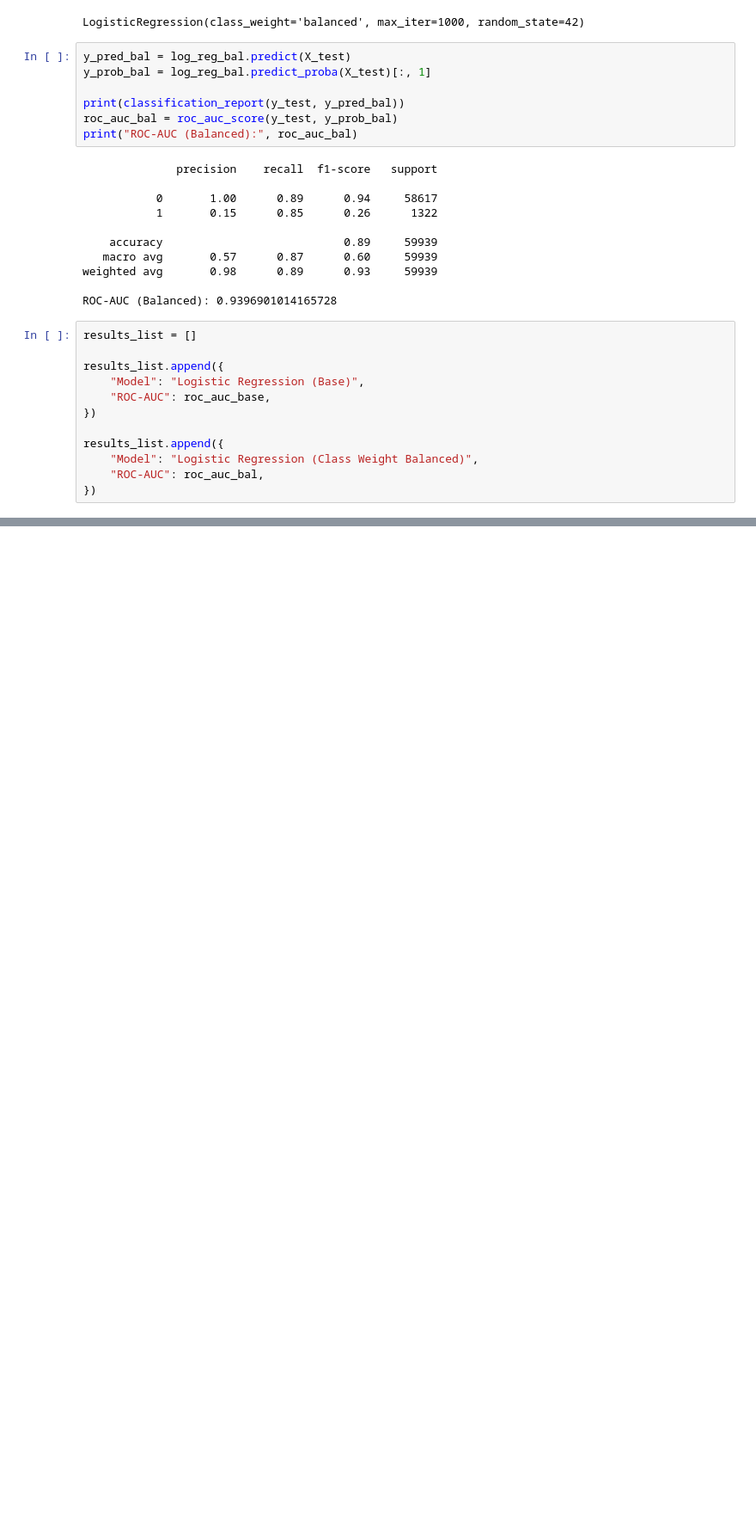
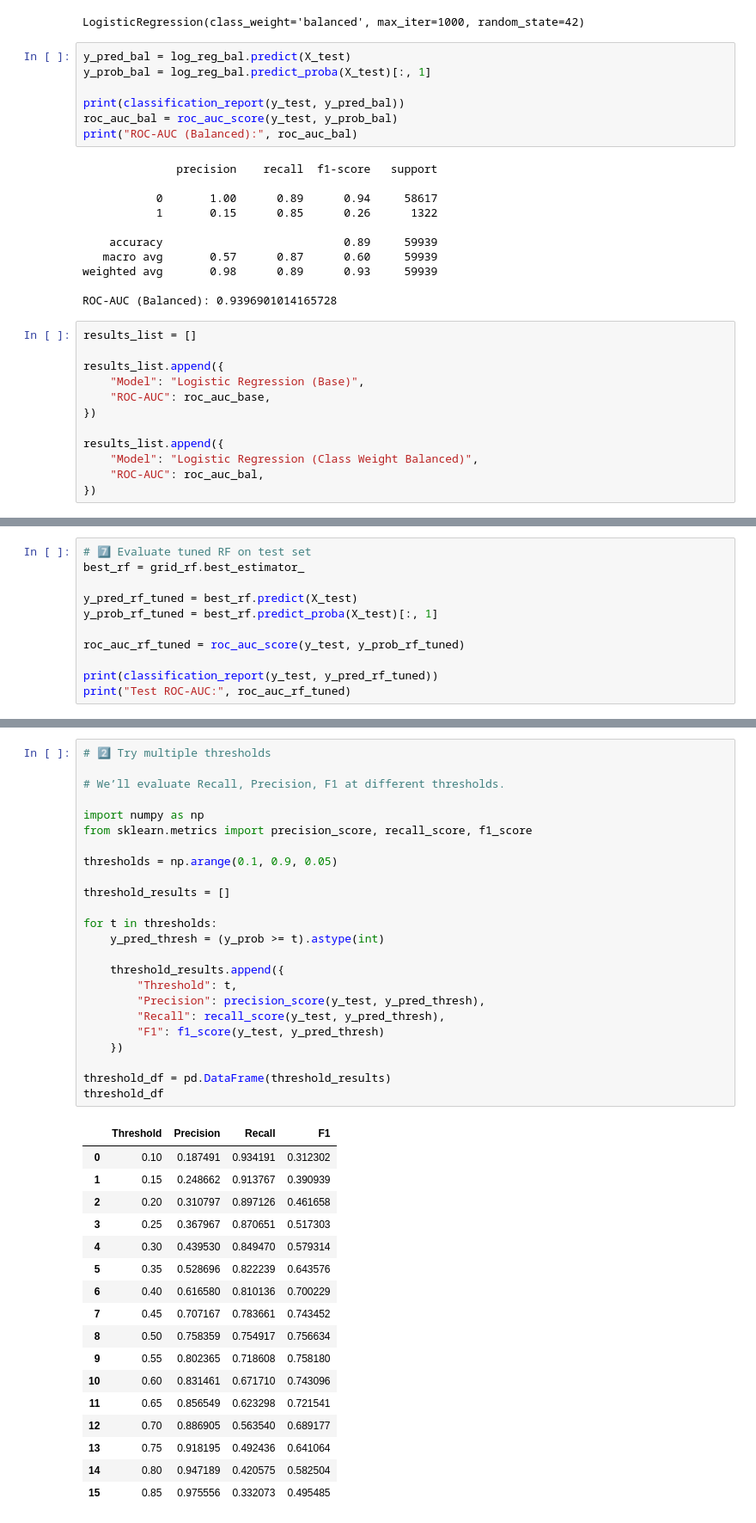
Before and after one commit to Faizanhaider013/Fraud_detection_ecommerence, a Jupyter notebook: 03_model_experiments.ipynb, the cells around one changed output, grey strips where cells are left out. Shown at 86% size. Cells and saved outputs as stored; diff of their text form; blank space fills up the shorter version.

```diff
--- a/03_model_experiments.ipynb
+++ b/03_model_experiments.ipynb
@@ -95,0 +431,11 @@ results_list.append({
+# %%
+# 7️⃣ Evaluate tuned RF on test set
+best_rf = grid_rf.best_estimator_
+
+y_pred_rf_tuned = best_rf.predict(X_test)
+y_prob_rf_tuned = best_rf.predict_proba(X_test)[:, 1]
+
+roc_auc_rf_tuned = roc_auc_score(y_test, y_prob_rf_tuned)
+
+print(classification_report(y_test, y_pred_rf_tuned))
+print("Test ROC-AUC:", roc_auc_rf_tuned)
@@ -95,0 +515,42 @@ results_list.append({
+# %%
+# 2️⃣ Try multiple thresholds
+
+# We’ll evaluate Recall, Precision, F1 at different thresholds.
+
+import numpy as np
+from sklearn.metrics import precision_score, recall_score, f1_score
+
+thresholds = np.arange(0.1, 0.9, 0.05)
+
+threshold_results = []
+
+for t in thresholds:
+    y_pred_thresh = (y_prob >= t).astype(int)
+
+    threshold_results.append({
+        "Threshold": t,
+        "Precision": precision_score(y_test, y_pred_thresh),
+        "Recall": recall_score(y_test, y_pred_thresh),
+        "F1": f1_score(y_test, y_pred_thresh)
+    })
+
+threshold_df = pd.DataFrame(threshold_results)
+threshold_df
+# %% [output]
+|  | Threshold | Precision | Recall | F1 |
+| 0 | 0.10 | 0.187491 | 0.934191 | 0.312302 |
+| 1 | 0.15 | 0.248662 | 0.913767 | 0.390939 |
+| 2 | 0.20 | 0.310797 | 0.897126 | 0.461658 |
+| 3 | 0.25 | 0.367967 | 0.870651 | 0.517303 |
+| 4 | 0.30 | 0.439530 | 0.849470 | 0.579314 |
+| 5 | 0.35 | 0.528696 | 0.822239 | 0.643576 |
+| 6 | 0.40 | 0.616580 | 0.810136 | 0.700229 |
+| 7 | 0.45 | 0.707167 | 0.783661 | 0.743452 |
+| 8 | 0.50 | 0.758359 | 0.754917 | 0.756634 |
+| 9 | 0.55 | 0.802365 | 0.718608 | 0.758180 |
+| 10 | 0.60 | 0.831461 | 0.671710 | 0.743096 |
+| 11 | 0.65 | 0.856549 | 0.623298 | 0.721541 |
+| 12 | 0.70 | 0.886905 | 0.563540 | 0.689177 |
+| 13 | 0.75 | 0.918195 | 0.492436 | 0.641064 |
+| 14 | 0.80 | 0.947189 | 0.420575 | 0.582504 |
+| 15 | 0.85 | 0.975556 | 0.332073 | 0.495485 |
```
Also changed, not shown: parts of 67 cells of this notebook, 5 other files.
